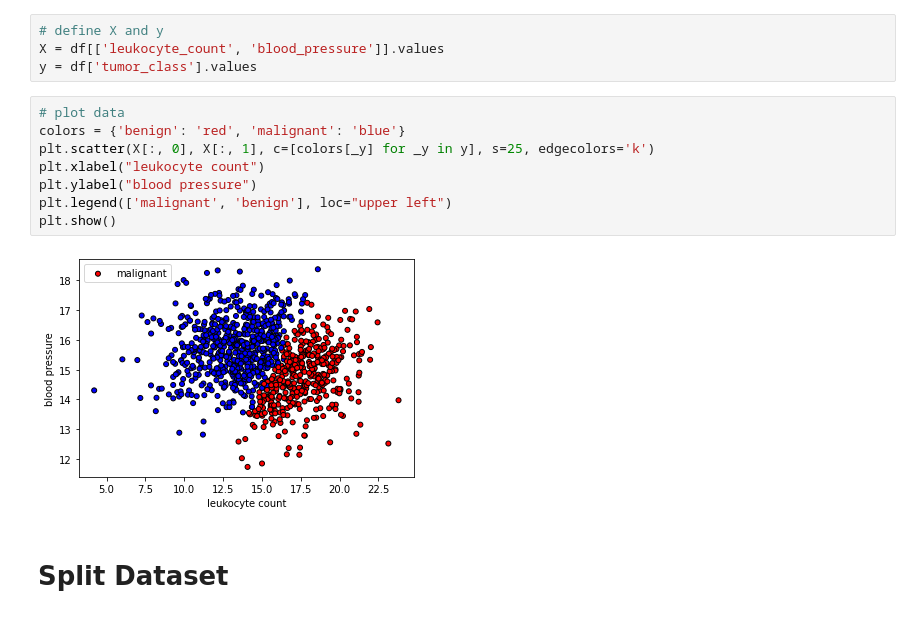
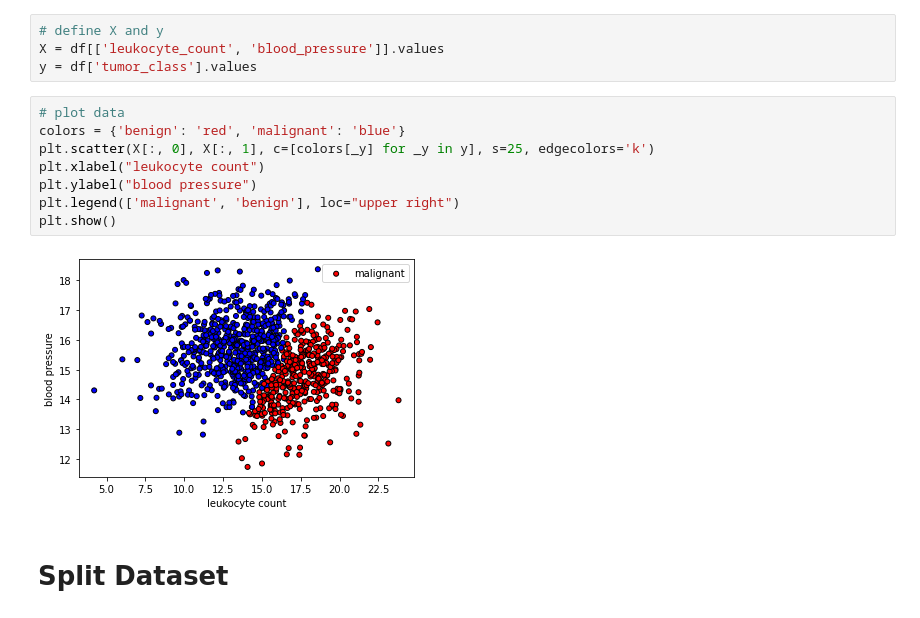
Before and after one commit to callezenwaka/machine-learning, a Jupyter notebook: Logistic_Regression.ipynb, the cells around one changed output. Drawn from its saved outputs; the diff is of its cells as text.

```diff
--- a/Logistic_Regression.ipynb
+++ b/Logistic_Regression.ipynb
@@ -38,13 +38,13 @@ y = df['tumor_class'].values
 # %%
 # plot data
 colors = {'benign': 'red', 'malignant': 'blue'}
 plt.scatter(X[:, 0], X[:, 1], c=[colors[_y] for _y in y], s=25, edgecolors='k')
 plt.xlabel("leukocyte count")
 plt.ylabel("blood pressure")
-plt.legend(['malignant', 'benign'], loc="upper left")
+plt.legend(['malignant', 'benign'], loc="upper right")
 plt.show()
 # %% [output]
-[figure, old version]
+[figure, new version]
 # %% [markdown]
 # Split Dataset
 # %%
```
Also changed, not shown: parts of 8 cells of this notebook.
